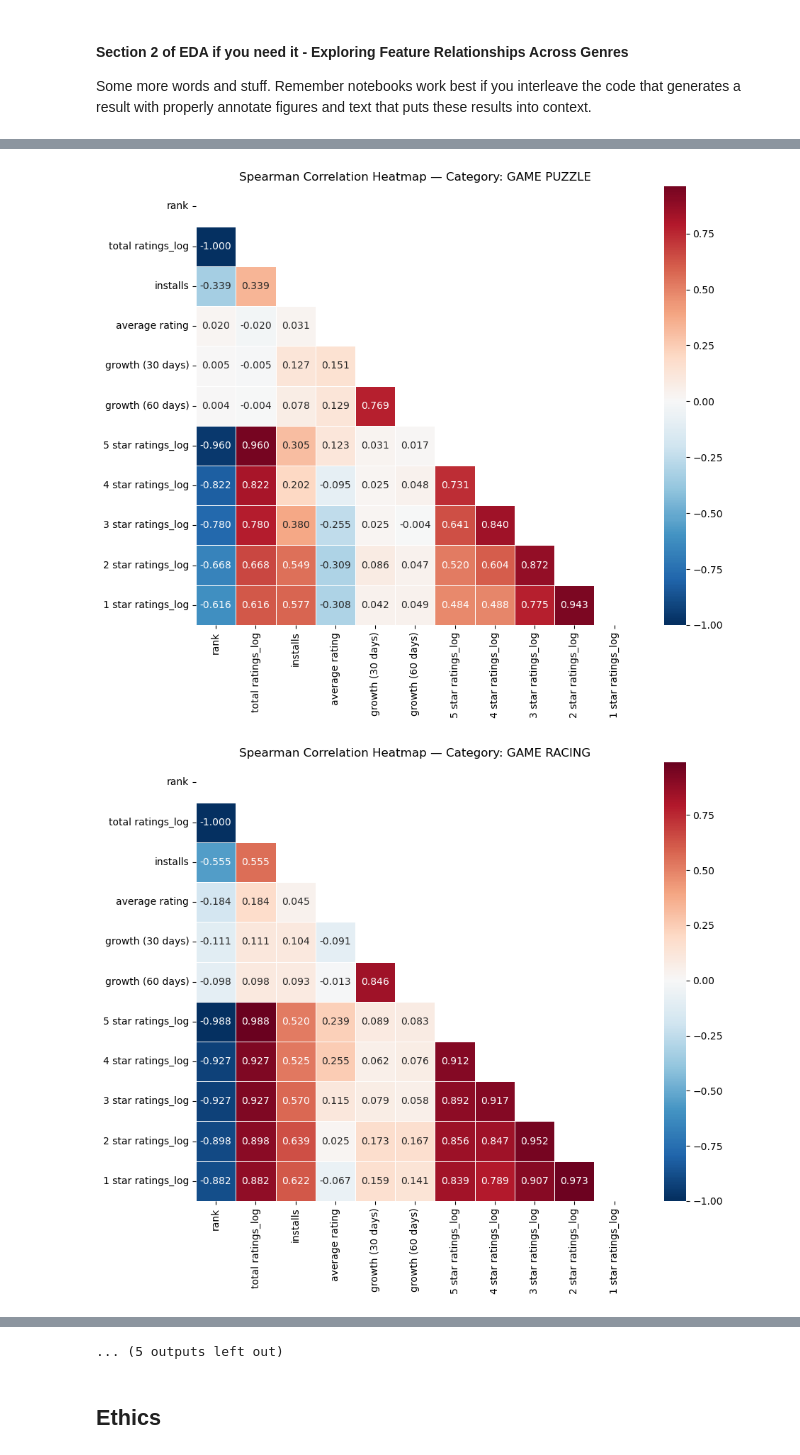
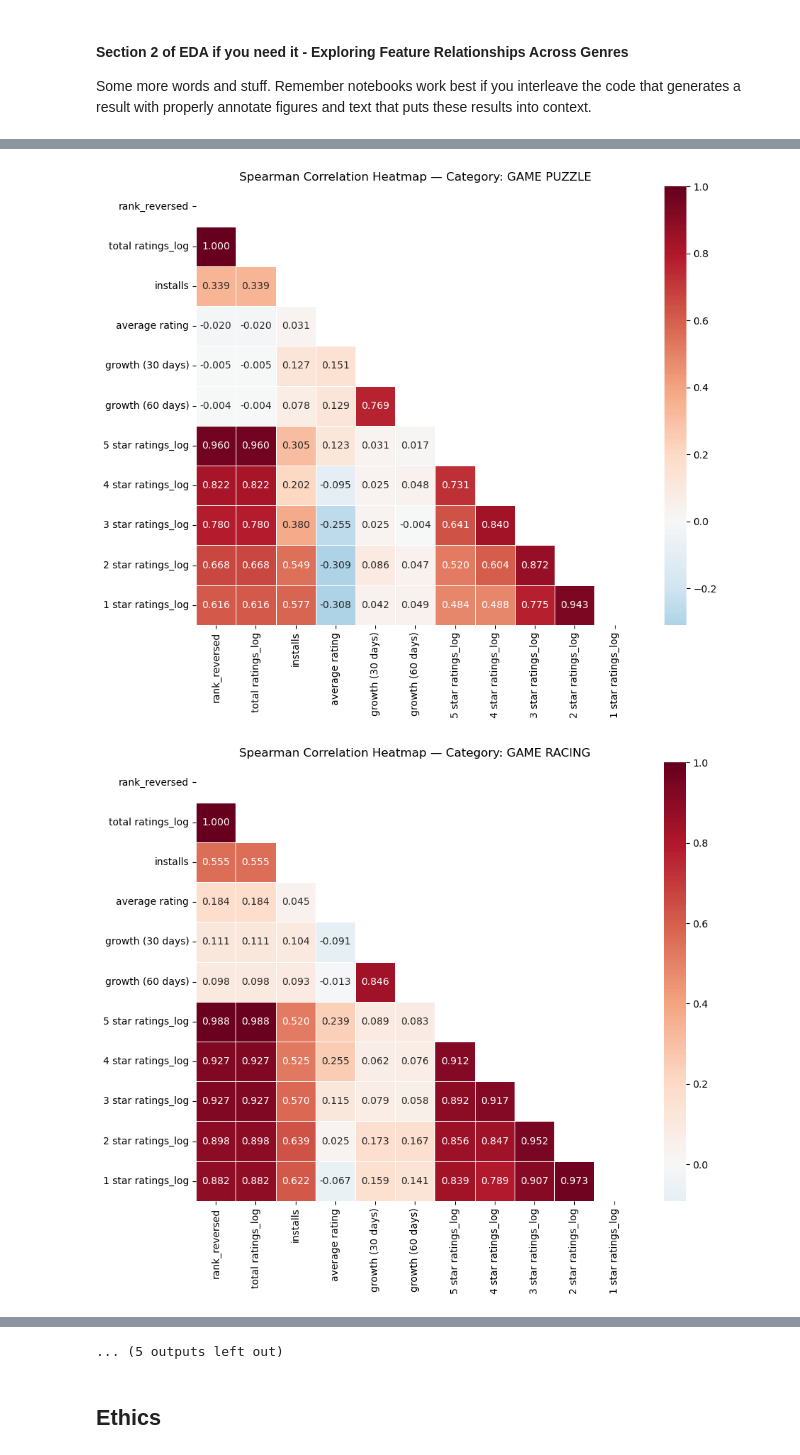
Before and after one commit to COGS108/Group066_WI26, a Jupyter notebook: 02-EDACheckpoint.ipynb, the cells around one changed output, grey strips where cells are left out. Saved outputs shown, nothing was run; the diff lists cells and outputs as text; code cells hidden in the pictures.

```diff
--- a/02-EDACheckpoint.ipynb
+++ b/02-EDACheckpoint.ipynb
@@ -538,17 +538,43 @@ plt.show()
 
 Some more words and stuff.  Remember notebooks work best if you interleave the code that generates a result with properly annotate figures and text that puts these results into context.
 # %%
-corr_cols = ['rank', 'total ratings_log', 'installs', 'average rating',
-             'growth (30 days)', 'growth (60 days)', '5 star ratings_log', '4 star ratings_log', '3 star ratings_log', '2 star ratings_log', '1 star ratings_log']
+import matplotlib.pyplot as plt
+import seaborn as sns
+import numpy as np
 
+# Make sure 'rank_reversed' exists in df_standardized
+df_standardized['rank_reversed'] = df_standardized['rank'].max() + 1 - df_standardized['rank']
+
+# Columns to include in correlation
+corr_cols = ['rank_reversed', 'total ratings_log', 'installs', 'average rating',
+             'growth (30 days)', 'growth (60 days)',
+             '5 star ratings_log', '4 star ratings_log',
+             '3 star ratings_log', '2 star ratings_log', '1 star ratings_log']
+
+# Loop over categories
 for category_value in df_standardized['category'].unique():
     subset = df_standardized[df_standardized['category'] == category_value]
+
+    # Spearman correlation on the selected columns
     corr_matrix = subset[corr_cols].corr(method='spearman')
 
+    # Mask upper triangle
+    mask = np.triu(np.ones_like(corr_matrix, dtype=bool))
+
+    # Plot heatmap
     fig, ax = plt.subplots(figsize=(10, 8))
-    mask = np.triu(np.ones_like(corr_matrix, dtype=bool))
-    sns.heatmap(corr_matrix, mask=mask, annot=True, fmt='.3f', cmap='RdBu_r', center=0,
-                square=True, linewidths=0.5, ax=ax)
+    sns.heatmap(
+        corr_matrix,
+        mask=mask,
+        annot=True,
+        fmt='.3f',
+        cmap='RdBu_r',
+        center=0,
+        square=True,
+        linewidths=0.5,
+        ax=ax
+    )
+
     ax.set_title(f'Spearman Correlation Heatmap — Category: {category_value}')
     plt.tight_layout()
     plt.show()
@@ -565,2 +591,2 @@ for category_value in df_standardized['category'].unique():
-[figure, old version]
+[figure, new version]
-[figure, old version]
+[figure, new version]
```
Also changed, not shown: parts of 1 cell of this notebook.
